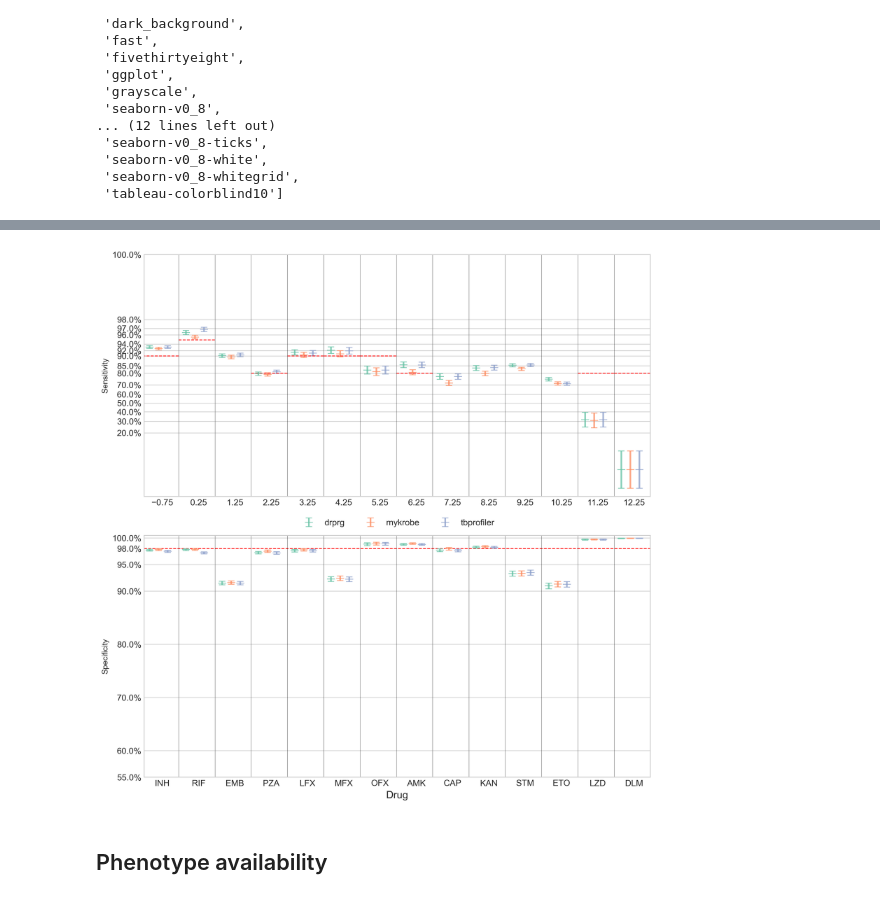
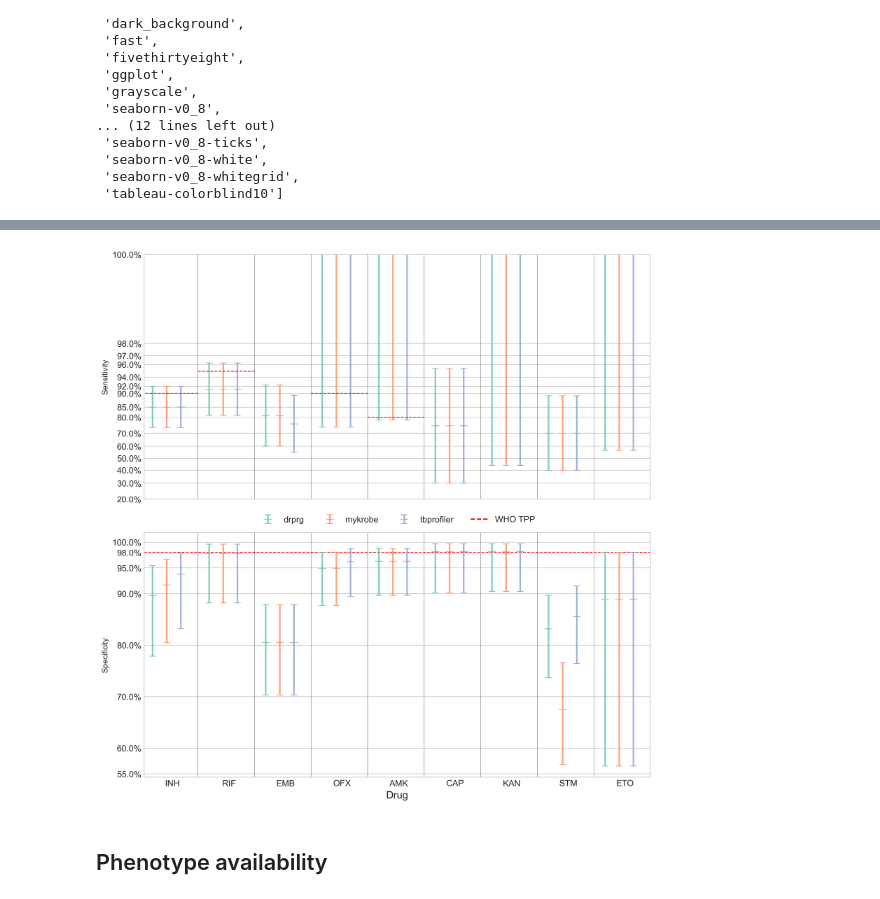
Before and after one commit to mbhall88/drprg-paper, a Jupyter notebook: workflow/notebook/plotting.ipynb, the cells around one changed output, grey strips where cells are left out. Saved outputs shown, nothing was run; the diff lists cells and outputs as text; code cells hidden in the pictures.

```diff
--- a/workflow/notebook/plotting.ipynb
+++ b/workflow/notebook/plotting.ipynb
@@ -228,7 +228,7 @@ def round_up_to_base(x, base=10):
 def round_down_to_base(x, base=10):
     return int(x - (x % base))
 # %%
-TECH = "illumina"
+TECH = "nanopore"
 # %%
 ignore_drugs=("ciprofloxacin", "all")
 frames = []
@@ -620,16 +608,20 @@ ax.hlines(y=lines_y, xmin=lines_xmin, xmax=lines_xmax, colors=["red"], linestyle
 
 ax.set_ylabel("Sensitivity")
 ax.set_yscale("logit", nonpositive="clip")
-# yticks = [x/100 for x in [1, 5, 10, 30, 40, 50, 60, 70, 80, 85, 90, 92, 94, 96, 97, 98]]
-yticks = [x/100 for x in [20, 30, 40, 50, 60, 70, 80, 85, 90, 92, 94, 96, 97, 98, 99.9]]
+if TECH == "illumina":
+    yticks = [x/100 for x in [1, 5, 10, 30, 40, 50, 60, 70, 80, 85, 90, 92, 94, 96, 97, 98]]
+else:
+    yticks = [x/100 for x in [20, 30, 40, 50, 60, 70, 80, 85, 90, 92, 94, 96, 97, 98, 99.9]]
 ax.set_yticks(yticks)
 ax.set_xticks(label_pos)
-ax.set_xticklabels(ax.get_xticklabels(), rotation=rotate, fontsize=fontsize)
+# ax.set_xticklabels(ax.get_xticklabels(), rotation=rotate, fontsize=fontsize)
+ax.set_xticklabels("")
 ax.tick_params("both", labelsize=fontsize)
 ax.yaxis.set_major_formatter(mtick.PercentFormatter(1.0, decimals=1))
 ax.minorticks_off()
-yticklabels = [f"{x:.1f}%" for x in [20, 30, 40, 50, 60, 70, 80, 85, 90, 92, 94, 96, 97, 98, 100]]
-ax.set_yticklabels(yticklabels)
+if TECH == "nanopore":
+    yticklabels = [f"{x:.1f}%" for x in [20, 30, 40, 50, 60, 70, 80, 85, 90, 92, 94, 96, 97, 98, 100]]
+    ax.set_yticklabels(yticklabels)
 
 legend_props = dict(
     loc="upper center",
@@ -730,8 +722,10 @@ label_pos = [np.mean(ps) for ps in zip(*all_positions)]
 plt.xticks(label_pos, labels, rotation=rotate, fontsize=fontsize)
 ax.set_ylabel("Specificity")
 # ax.set_yscale("logit")
-# yticks = [x/100 for x in [90, 91, 92, 93, 94, 95, 96, 97, 98, 99, 100]]
-yticks = [x/100 for x in [55, 60, 70, 80, 90, 95, 98, 100]]
+if TECH == "illumina":
+    yticks = [x/100 for x in [90, 91, 92, 93, 94, 95, 96, 97, 98, 99, 100]]
+else:
+    yticks = [x/100 for x in [55, 60, 70, 80, 90, 95, 98, 100]]
 ax.set_yticks(yticks)
 ax.set_yticklabels(yticks)
 ax.set_xticks(label_pos)
@@ -743,35 +737,38 @@ ax.yaxis.set_major_formatter(mtick.PercentFormatter(1.0, decimals=1))
 legend_props = dict(
     loc="upper center",
     prop=dict(size=fontsize),
     frameon=False,
     ncol=len(tools) + 1,
 )
-ax.legend(bbox_to_anchor=(0.5, 1.1), **legend_props)
+leghandles, leglabels = ax.get_legend_handles_labels()
+leghandles.append(mlines.Line2D([], [], color="red", linestyle="--"))
+leglabels.append("WHO TPP")
+ax.legend(handles=leghandles, labels=leglabels, bbox_to_anchor=(0.5, 1.1), **legend_props)
 
 ax.grid(
     False,
     axis="x",
 )
 # draw line between drug bars
 for xpos in all_positions[-1]:
     vpos = xpos + bar_width
     ax.axvline(vpos, color="black", linestyle="-", linewidth=0.25)
 
 # make WHO target product profile for specificity bold - https://github.com/mbhall88/drprg/issues/22#issuecomment-1409639895
 target = 98
 lines = ax.get_ygridlines()
 who_line = lines[yticks.index(target/100)]
 who_line.set_color("red")
 who_line.set_linestyle("--")
 who_line.set_linewidth(1)
 
 xlim = (all_positions[0][0] - (epsilon + bar_width), vpos )
 ax.set_xlim(xlim)
 
 _ = ax.set_xlabel("Drug", fontsize=fontsize + 2)
 # plt.tight_layout()
 # %% [output]
-[figure, old version]
+[figure, new version]
 # %%
 fig.savefig(f"../../docs/paper/figures/sn_sp.{TECH}.png")
 # %% [markdown]
```
Also changed, not shown: parts of 11 cells of this notebook, 1 other file.
